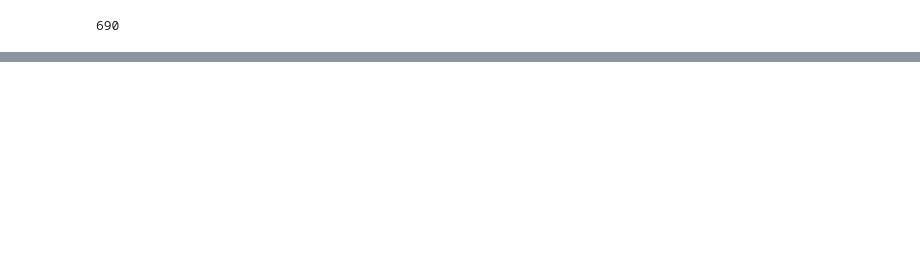
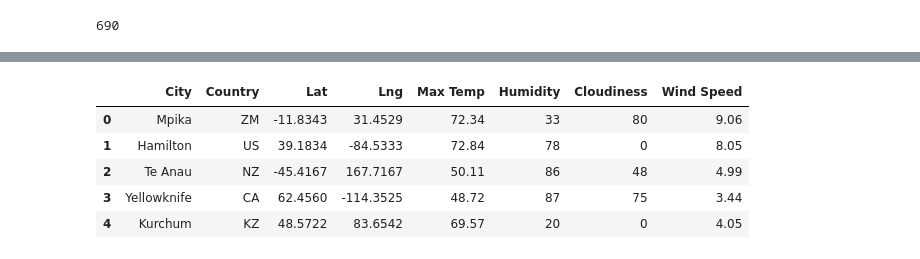
Before and after one commit to meggrooms/World_Weather_Analysis, a Jupyter notebook: Weather_Database.ipynb, the cells around one changed output, grey strips where cells are left out. Drawn from its saved outputs; the diff is of its cells as text; code cells hidden in the pictures; blank space fills up the shorter version.

```diff
--- a/Weather_Database.ipynb
+++ b/Weather_Database.ipynb
@@ -181,3 +185,16 @@ output_data_file = "city_data.csv"
 
 # Export city_data to csv
 city_data_df.to_csv(output_data_file, index_label = "WeatherPy_Database")
+# %%
+# Add data to a new DataFrame
+cities_weather_df = pd.DataFrame(city_data)
+# Reorder the columns
+cities_weather_df=cities_weather_df[["City", "Country", "Lat", "Lng", "Max Temp", "Humidity", "Cloudiness", "Wind Speed", ]]
+cities_weather_df.head()
+# %% [output]
+|  | City | Country | Lat | Lng | Max Temp | Humidity | Cloudiness | Wind Speed |
+| 0 | Mpika | ZM | -11.8343 | 31.4529 | 72.34 | 33 | 80 | 9.06 |
+| 1 | Hamilton | US | 39.1834 | -84.5333 | 72.84 | 78 | 0 | 8.05 |
+| 2 | Te Anau | NZ | -45.4167 | 167.7167 | 50.11 | 86 | 48 | 4.99 |
+| 3 | Yellowknife | CA | 62.4560 | -114.3525 | 48.72 | 87 | 75 | 3.44 |
+| 4 | Kurchum | KZ | 48.5722 | 83.6542 | 69.57 | 20 | 0 | 4.05 |
```
Also changed, not shown: parts of 5 cells of this notebook.
